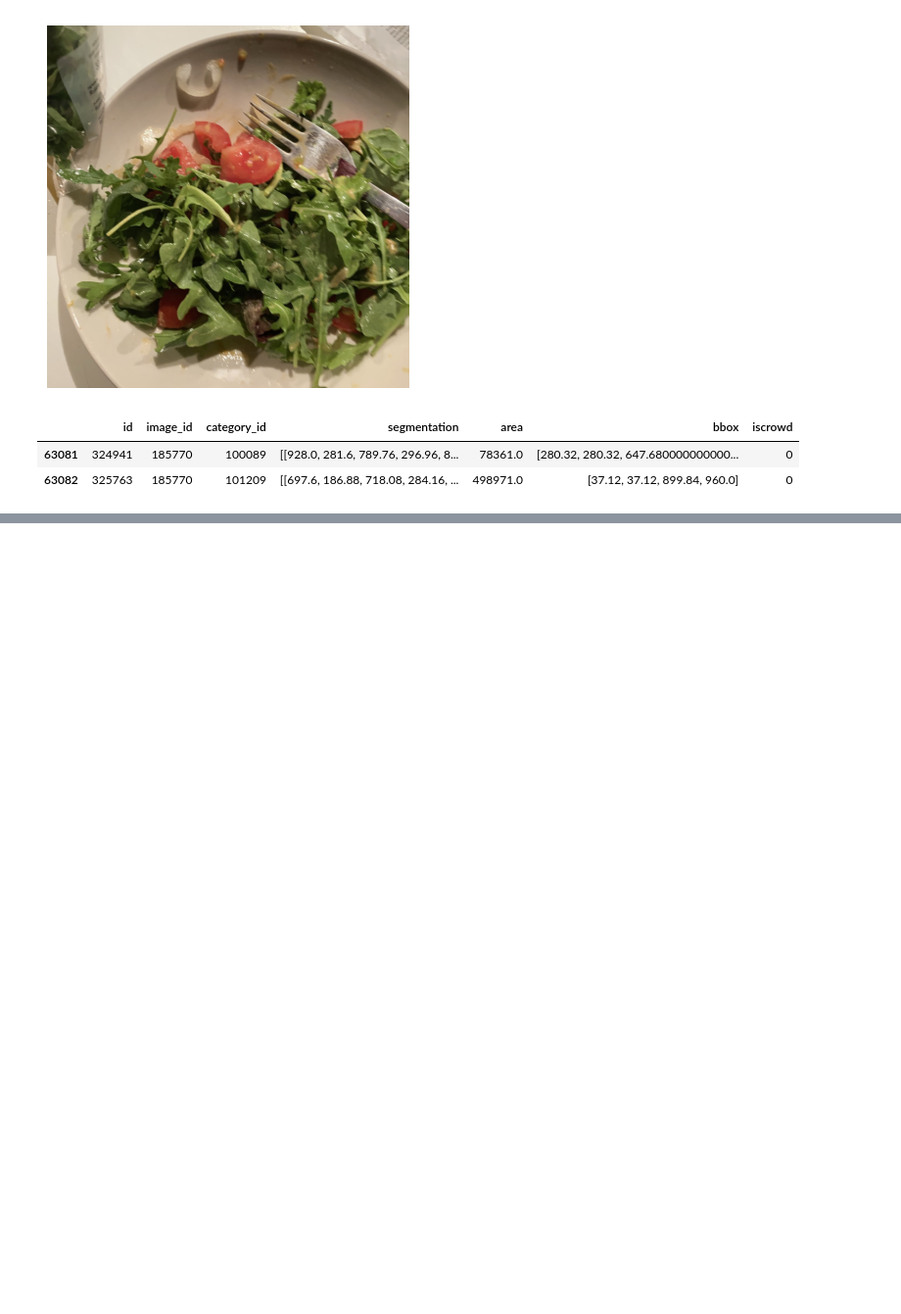
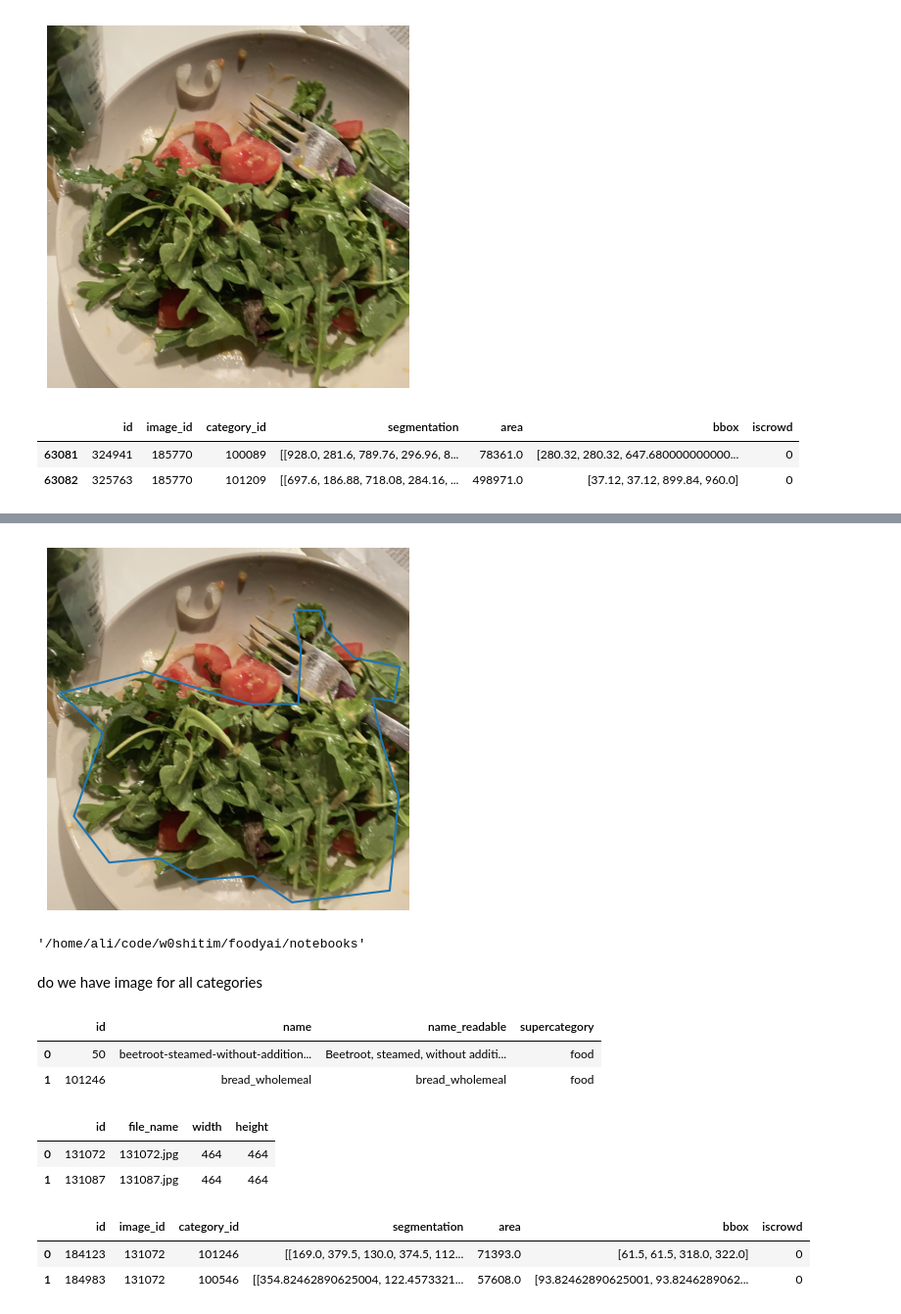
Before and after one commit to w0shitim/foodyai, a Jupyter notebook: notebooks/ali_zolfagharian_EDA.ipynb, the cells around one changed output, grey strips where cells are left out. Shown at 98% size. Cells and saved outputs as stored; diff of their text form; code cells hidden in the pictures; blank space fills up the shorter version.

```diff
--- a/notebooks/ali_zolfagharian_EDA.ipynb
+++ b/notebooks/ali_zolfagharian_EDA.ipynb
@@ -227,0 +261,36 @@ annotations[annotations['image_id']==185770]
+# %%
+xy=[]
+for m in range(len(annotations[annotations['image_id']==185770]['segmentation'][63082])):
+    xy.append(plot_segmentation(m,annotations[annotations['image_id']==185770]['segmentation'][63082]))
+# %%
+plt.imshow(plt.imread('img/185770.jpg'))
+plt.axis('off')
+plt.plot(xy[0][0],xy[0][1])
+
+plt.show()
+# %% [output]
+[figure, added]
+# %%
+pwd
+# %% [output]
+'/home/ali/code/w0shitim/foodyai/notebooks'
+# %% [markdown]
+do we have image for all categories
+# %%
+categories.head(2)
+# %% [output]
+|  | id | name | name_readable | supercategory |
+| 0 | 50 | beetroot-steamed-without-addition... | Beetroot, steamed, without additi... | food |
+| 1 | 101246 | bread_wholemeal | bread_wholemeal | food |
+# %%
+images.head(2)
+# %% [output]
+|  | id | file_name | width | height |
+| 0 | 131072 | 131072.jpg | 464 | 464 |
+| 1 | 131087 | 131087.jpg | 464 | 464 |
+# %%
+annotations.head(2)
+# %% [output]
+|  | id | image_id | category_id | segmentation | area | bbox | iscrowd |
+| 0 | 184123 | 131072 | 101246 | [[169.0, 379.5, 130.0, 374.5, 112... | 71393.0 | [61.5, 61.5, 318.0, 322.0] | 0 |
+| 1 | 184983 | 131072 | 100546 | [[354.82462890625004, 122.4573321... | 57608.0 | [93.82462890625001, 93.8246289062... | 0 |
```
Also changed, not shown: parts of 15 cells of this notebook.
